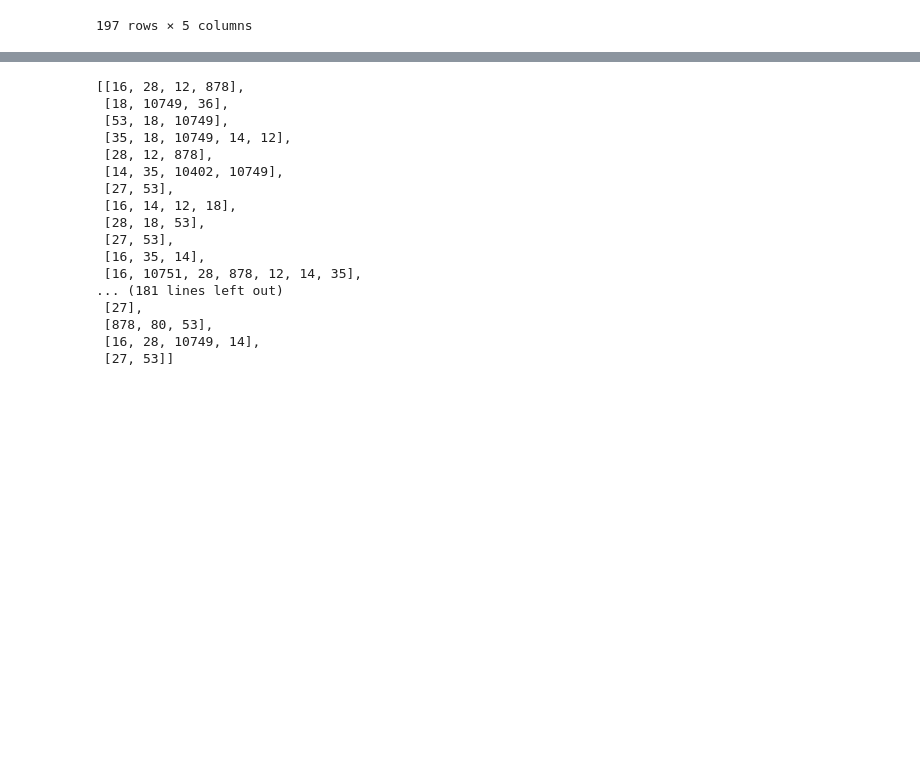
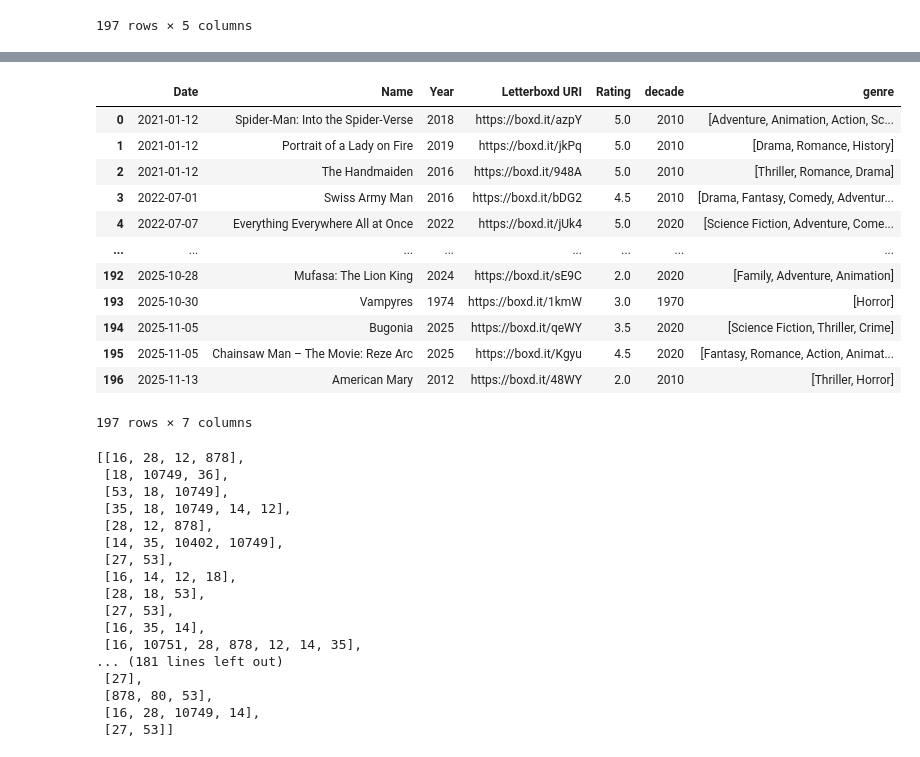
Before and after one commit to oof6/film_hijinks, a Jupyter notebook: play.ipynb, the cells around one changed output, grey strips where cells are left out. Drawn from its saved outputs; the diff is of its cells as text; code cells hidden in the pictures; blank space fills up the shorter version.

```diff
--- a/play.ipynb
+++ b/play.ipynb
@@ -125,3 +185,20 @@ films
+# %%
+films['genre']  = film_genre
+films
+# %% [output]
+|  | Date | Name | Year | Letterboxd URI | Rating | decade | genre |
+| 0 | 2021-01-12 | Spider-Man: Into the Spider-Verse | 2018 | https://boxd.it/azpY | 5.0 | 2010 | [Adventure, Animation, Action, Sc... |
+| 1 | 2021-01-12 | Portrait of a Lady on Fire | 2019 | https://boxd.it/jkPq | 5.0 | 2010 | [Drama, Romance, History] |
+| 2 | 2021-01-12 | The Handmaiden | 2016 | https://boxd.it/948A | 5.0 | 2010 | [Thriller, Romance, Drama] |
+| 3 | 2022-07-01 | Swiss Army Man | 2016 | https://boxd.it/bDG2 | 4.5 | 2010 | [Drama, Fantasy, Comedy, Adventur... |
+| 4 | 2022-07-07 | Everything Everywhere All at Once | 2022 | https://boxd.it/jUk4 | 5.0 | 2020 | [Science Fiction, Adventure, Come... |
+| ... | ... | ... | ... | ... | ... | ... | ... |
+| 192 | 2025-10-28 | Mufasa: The Lion King | 2024 | https://boxd.it/sE9C | 2.0 | 2020 | [Family, Adventure, Animation] |
+| 193 | 2025-10-30 | Vampyres | 1974 | https://boxd.it/1kmW | 3.0 | 1970 | [Horror] |
+| 194 | 2025-11-05 | Bugonia | 2025 | https://boxd.it/qeWY | 3.5 | 2020 | [Science Fiction, Thriller, Crime] |
+| 195 | 2025-11-05 | Chainsaw Man – The Movie: Reze Arc | 2025 | https://boxd.it/Kgyu | 4.5 | 2020 | [Fantasy, Romance, Action, Animat... |
+| 196 | 2025-11-13 | American Mary | 2012 | https://boxd.it/48WY | 2.0 | 2010 | [Thriller, Horror] |
+197 rows × 7 columns
 # %%
 genres = []
 for x in films['Name']:
```
Also changed, not shown: parts of 15 cells of this notebook, 1 other file.
